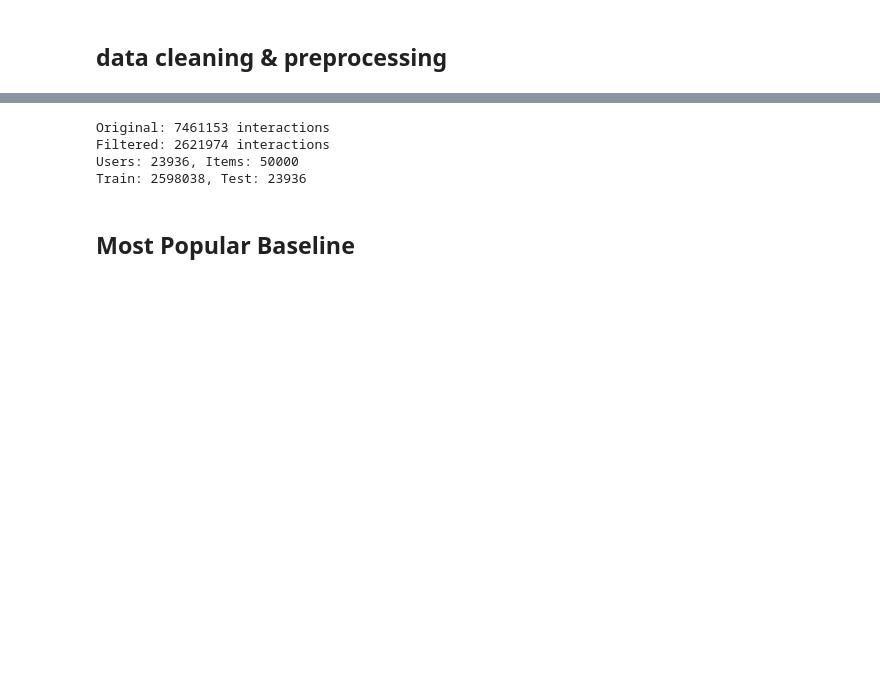
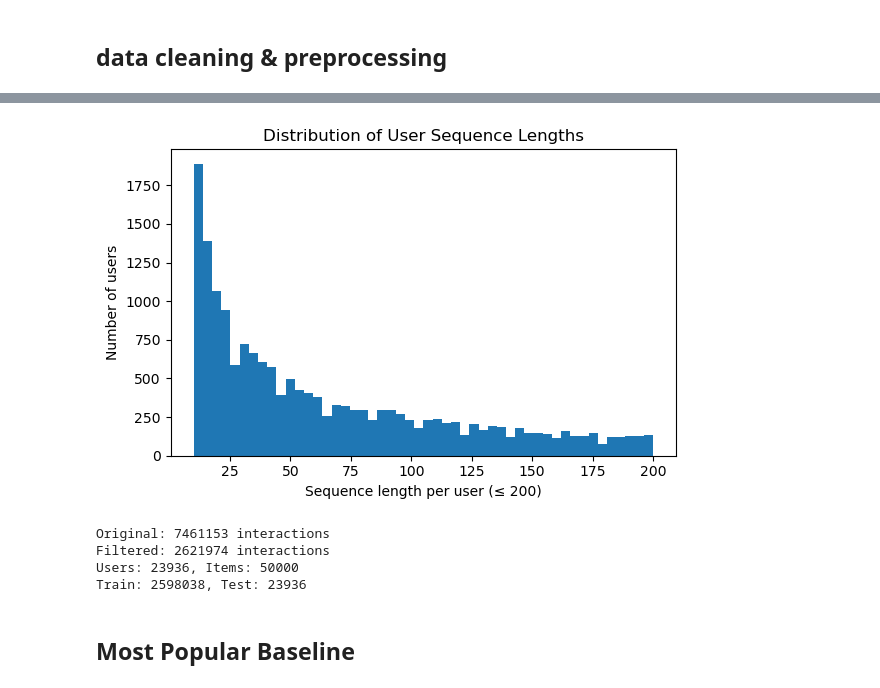
Before and after one commit to Yuhengli77/Recommendation-System-for-Short-Video-Streams, a Jupyter notebook: notebook/EDA&Data_Processing.ipynb, the cells around one changed output, grey strips where cells are left out. Saved outputs shown, nothing was run; the diff lists cells and outputs as text; code cells hidden in the pictures; blank space fills up the shorter version.

```diff
--- a/notebook/EDA&Data_Processing.ipynb
+++ b/notebook/EDA&Data_Processing.ipynb
@@ -35,3 +87,20 @@ df['ts'] = ts.astype('int64')
+# %%
+user_seq_len = df.groupby("user_id").size()
+
+user_seq_len.head()
+
+max_len = 200
+filtered = user_seq_len[user_seq_len <= max_len]
+
+plt.figure(figsize=(6, 4))
+plt.hist(filtered, bins=50)
+plt.xlabel(f"Sequence length per user (≤ {max_len})")
+plt.ylabel("Number of users")
+plt.title("Distribution of User Sequence Lengths")
+plt.tight_layout()
+plt.show()
+# %% [output]
+[figure, added]
 # %%
 # ==========================================
 # 1. Iterative Filtering (Core Stability)
```
Also changed, not shown: parts of 8 cells of this notebook.
